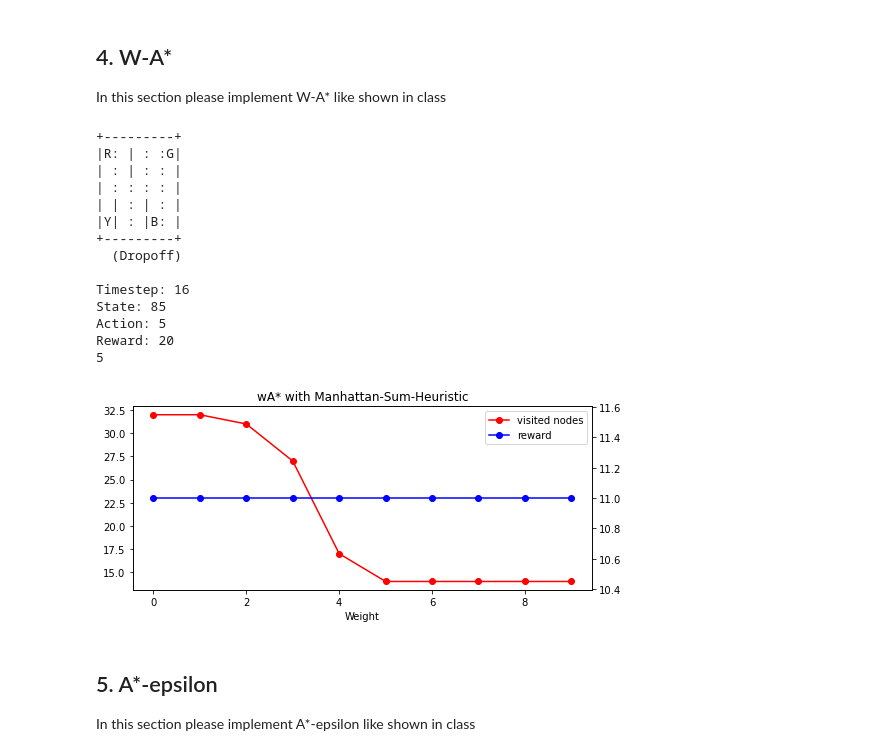
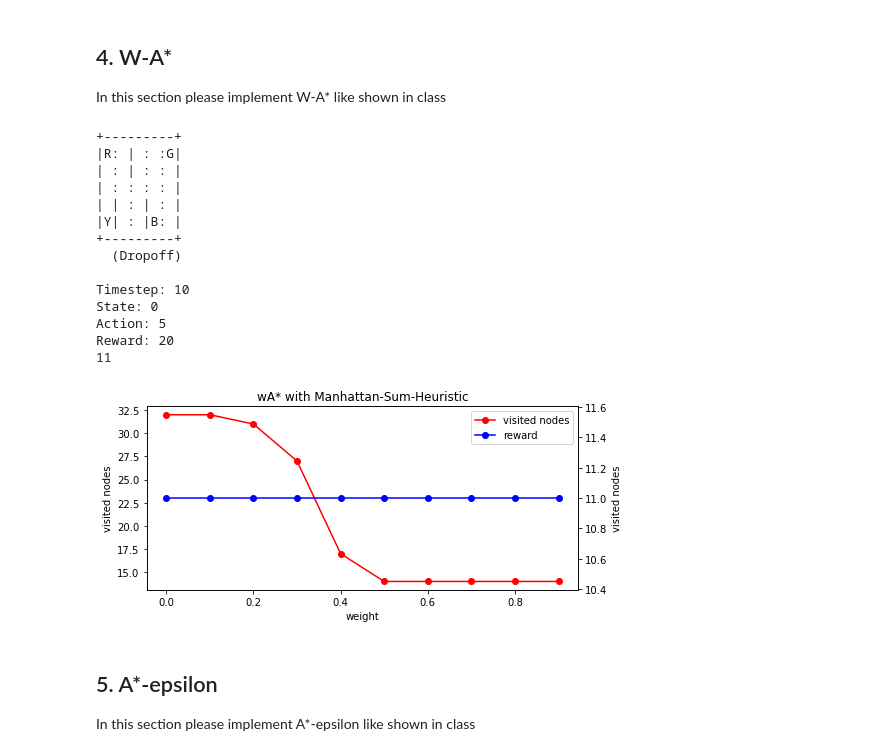
Before and after one commit to vMaroon/236501-Intro-To-AI, a Jupyter notebook: HW1/236501_HW1.ipynb, the cells around one changed output. Cells and saved outputs as stored; diff of their text form; code cells hidden in the pictures.

Commit message:
fixed graph

```diff
--- a/HW1/236501_HW1.ipynb
+++ b/HW1/236501_HW1.ipynb
@@ -786,8 +787,8 @@ def weighted_a_star(first_state,weight,heuristic_function):
     return AStarRunner(heuristic_function, weight, 0, heapq_pop).run(env, first_state)
 
 # driver code - for your use only, do not submit these lines!
-env.s = 49
-weight = 1   # you will need to change this during the excersize
+env.s = 328
+weight = 0.5   # you will need to change this during the excersize
 frames,reward = weighted_a_star(env.s,weight,chosen_h)
 print_frames(frames)
 print(reward)
@@ -801,11 +802,11 @@ print(reward)
 +---------+
   (Dropoff)
 
-Timestep: 16
-State: 85
+Timestep: 10
+State: 0
 Action: 5
 Reward: 20
-5
+11
 # %%
 a_star_counter = 0
 import numpy as np
@@ -813,37 +814,39 @@ import numpy as np
 def generate_graph():
     x = []
     y_reward = []
     y_visted_nodes = []
 
     for w in np.arange(0.0, 1.0, 0.1):
         global a_star_counter
         a_star_counter = 0
 
         env.s = 328
         _,reward = weighted_a_star(env.s,w,chosen_h)
 
         x.append(w)
         y_reward.append(reward)
         y_visted_nodes.append(a_star_counter)
 
     plt.rcParams["figure.figsize"] = [7.50, 3.50]
     plt.rcParams["figure.autolayout"] = True
 
     ax1 = plt.subplot()
-    ax1.set_xlabel("Weight")
+    ax1.set_xlabel("weight")
+    ax1.set_ylabel("visited nodes")
     ax1.set_title("wA* with Manhattan-Sum-Heuristic")
     ax2 = ax1.twinx()
+    ax2.set_ylabel("visited nodes")
 
-    r, = ax1.plot(y_visted_nodes, marker = 'o', color="red")
-    b, = ax2.plot(y_reward, marker = 'o', color="blue")
+    r, = ax1.plot(x, y_visted_nodes, marker = 'o', color="red")
+    b, = ax2.plot(x, y_reward, marker = 'o', color="blue")
 
     plt.legend([r, b], ["visited nodes", "reward"])
 
     plt.show()
 
 generate_graph()
 # %% [output]
-[figure, old version]
+[figure, new version]
 # %%
 import sys
 
```
Also changed, not shown: parts of 2 cells of this notebook.
